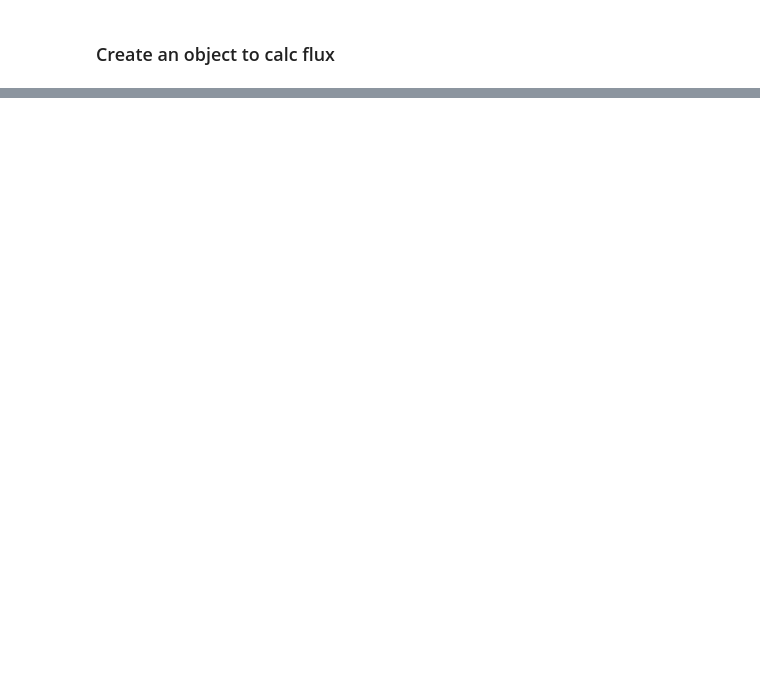
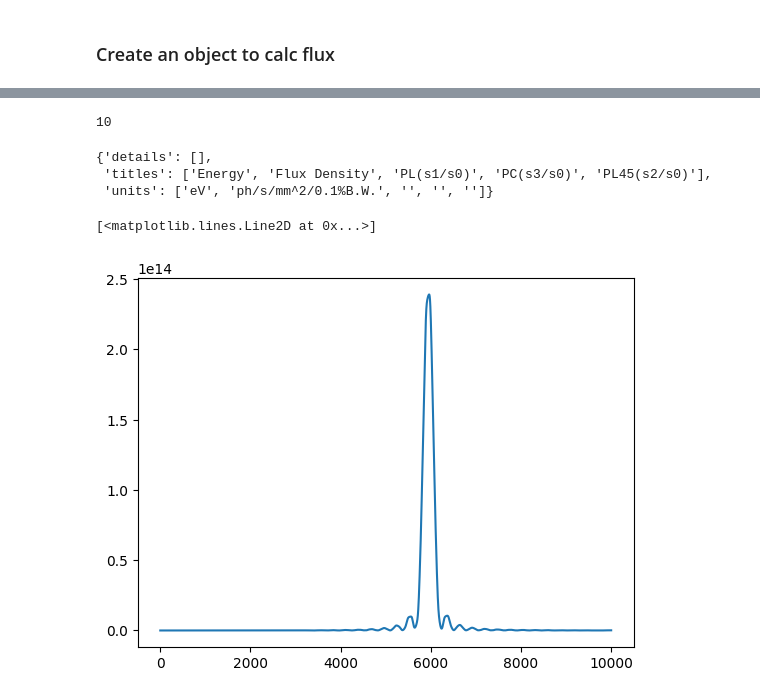
Before and after one commit to lnls-ids/spectrainterface, a Jupyter notebook: tutorial_spectra_interface.ipynb, the cells around one changed output, grey strips where cells are left out. Saved outputs shown, nothing was run; the diff lists cells and outputs as text; code cells hidden in the pictures; blank space fills up the shorter version.

```diff
--- a/tutorial_spectra_interface.ipynb
+++ b/tutorial_spectra_interface.ipynb
@@ -30,0 +23,17 @@ calcflux.field = field
+# %%
+spectra = SpectraInterface()
+
+spectra.accelerator.set_high_beta_section()
+
+#  Select source defined by user
+spectra.calc_flux.source_type = spectra.calc_flux.CalcConfigs.SourceType.user_defined
+
+spectra.calc_flux.field = field
+spectra.calc_flux.indep_var = spectra.calc_flux.CalcConfigs.Variable.energy
+spectra.calc_flux.energy_range = [1, 10000]
+spectra.calc_flux.energy_step = 1
+
+# Set configuration
+spectra.calc_flux.set_config()
+# %%
+result = spectra.calc_flux.run_calculation()
@@ -30,0 +43,19 @@ calcflux.field = field
+# %%
+spectra.calc_flux._input_template['Configurations']['Distance from the Source (m)']
+# %% [output]
+10
+# %%
+data = np.array(result.GetData()['data'])
+variables = np.array(result.GetData()['variables'])
+# %%
+captions = result.GetCaptions()
+captions
+# %% [output]
+{'details': [],
+ 'titles': ['Energy', 'Flux Density', 'PL(s1/s0)', 'PC(s3/s0)', 'PL45(s2/s0)'],
+ 'units': ['eV', 'ph/s/mm^2/0.1%B.W.', '', '', '']}
+# %%
+plt.plot(variables[0, :], data[0, :])
+# %% [output]
+[<matplotlib.lines.Line2D at 0x...>]
+[figure, added]
```
Also changed, not shown: parts of 4 cells of this notebook, 3 other files.
